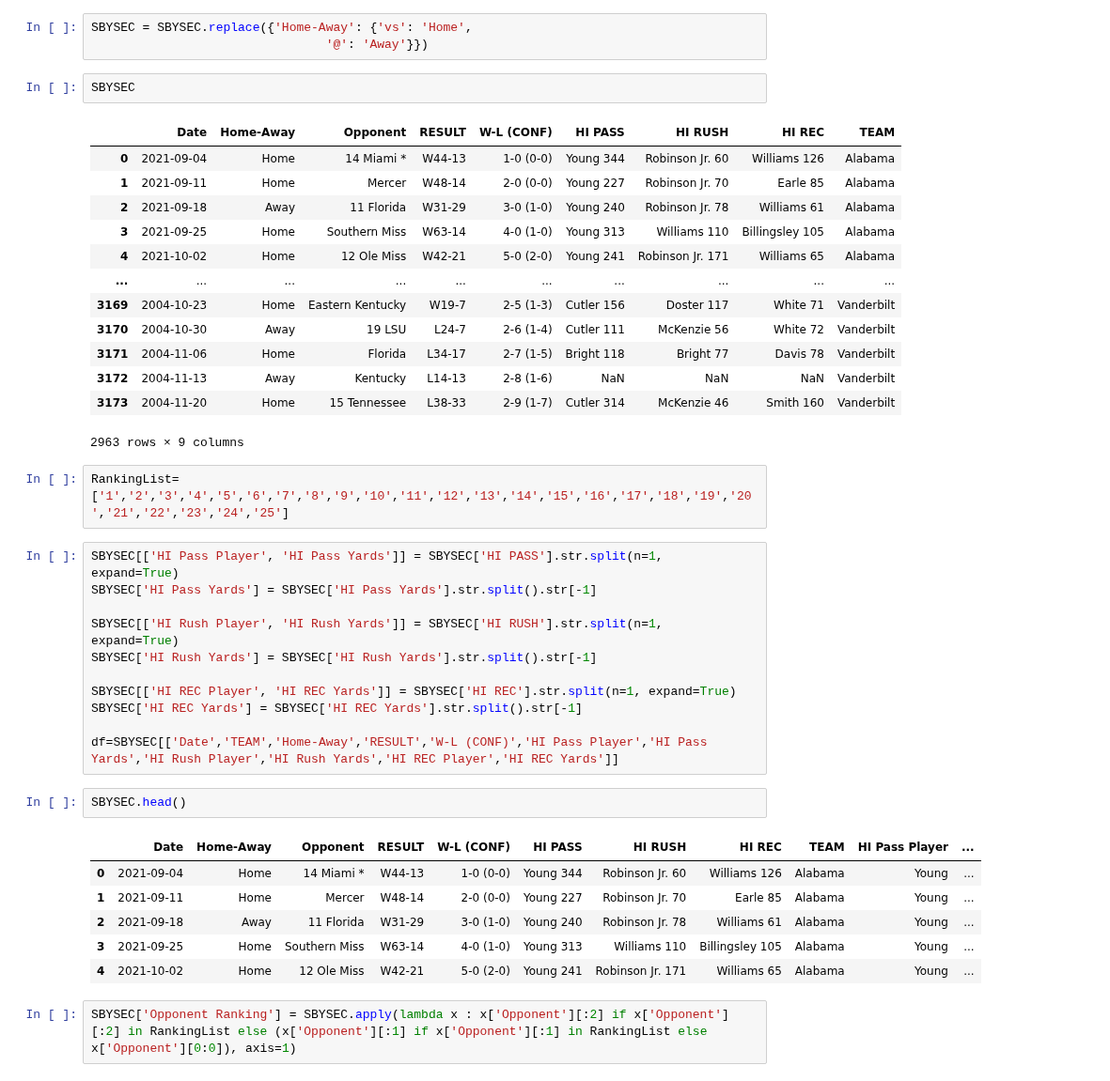
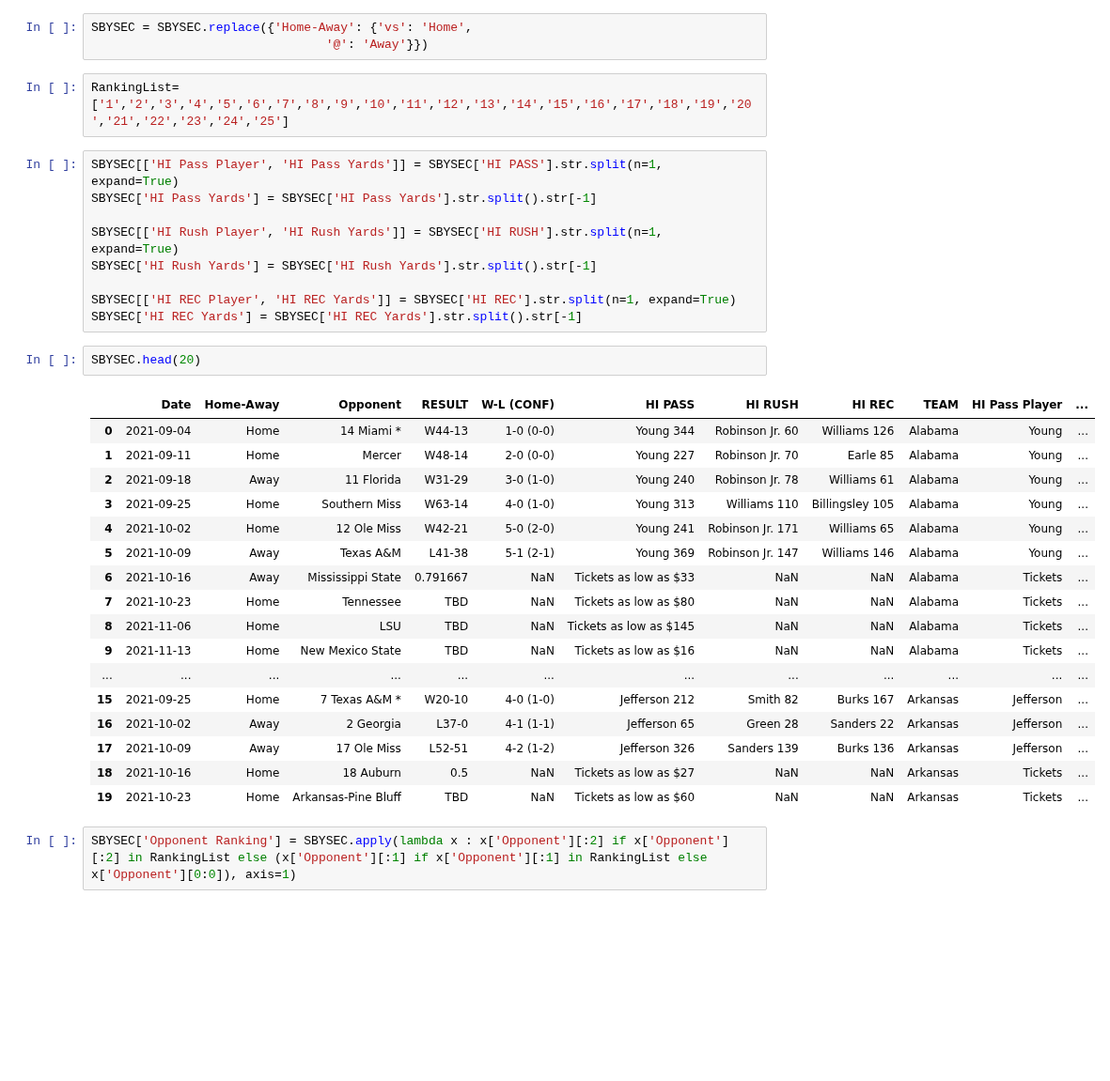
Before and after one commit to MarkClampitt/Springboard, a Jupyter notebook: Capstone2/DataWrangling.ipynb, the cells around one changed output. Shown at 94% size. Drawn from its saved outputs; the diff is of its cells as text; blank space fills up the shorter version.

```diff
--- a/Capstone2/DataWrangling.ipynb
+++ b/Capstone2/DataWrangling.ipynb
@@ -355,22 +320,6 @@ SBYSEC
 # %%
 SBYSEC = SBYSEC.replace({'Home-Away': {'vs': 'Home',
                                 '@': 'Away'}})
-# %%
-SBYSEC
-# %% [output]
-|  | Date | Home-Away | Opponent | RESULT | W-L (CONF) | HI PASS | HI RUSH | HI REC | TEAM |
-| 0 | 2021-09-04 | Home | 14 Miami * | W44-13 | 1-0 (0-0) | Young 344 | Robinson Jr. 60 | Williams 126 | Alabama |
-| 1 | 2021-09-11 | Home | Mercer | W48-14 | 2-0 (0-0) | Young 227 | Robinson Jr. 70 | Earle 85 | Alabama |
-| 2 | 2021-09-18 | Away | 11 Florida | W31-29 | 3-0 (1-0) | Young 240 | Robinson Jr. 78 | Williams 61 | Alabama |
-| 3 | 2021-09-25 | Home | Southern Miss | W63-14 | 4-0 (1-0) | Young 313 | Williams 110 | Billingsley 105 | Alabama |
-| 4 | 2021-10-02 | Home | 12 Ole Miss | W42-21 | 5-0 (2-0) | Young 241 | Robinson Jr. 171 | Williams 65 | Alabama |
-| ... | ... | ... | ... | ... | ... | ... | ... | ... | ... |
-| 3169 | 2004-10-23 | Home | Eastern Kentucky | W19-7 | 2-5 (1-3) | Cutler 156 | Doster 117 | White 71 | Vanderbilt |
-| 3170 | 2004-10-30 | Away | 19 LSU | L24-7 | 2-6 (1-4) | Cutler 111 | McKenzie 56 | White 72 | Vanderbilt |
-| 3171 | 2004-11-06 | Home | Florida | L34-17 | 2-7 (1-5) | Bright 118 | Bright 77 | Davis 78 | Vanderbilt |
-| 3172 | 2004-11-13 | Away | Kentucky | L14-13 | 2-8 (1-6) | NaN | NaN | NaN | Vanderbilt |
-| 3173 | 2004-11-20 | Home | 15 Tennessee | L38-33 | 2-9 (1-7) | Cutler 314 | McKenzie 46 | Smith 160 | Vanderbilt |
-2963 rows × 9 columns
 # %%
 RankingList=['1','2','3','4','5','6','7','8','9','10','11','12','13','14','15','16','17','18','19','20','21','22','23','24','25']
 # %%
@@ -382,16 +331,25 @@ SBYSEC['HI Rush Yards'] = SBYSEC['HI Rush Yards'].str.split().str[-1]
 
 SBYSEC[['HI REC Player', 'HI REC Yards']] = SBYSEC['HI REC'].str.split(n=1, expand=True)
 SBYSEC['HI REC Yards'] = SBYSEC['HI REC Yards'].str.split().str[-1]
-
-df=SBYSEC[['Date','TEAM','Home-Away','RESULT','W-L (CONF)','HI Pass Player','HI Pass Yards','HI Rush Player','HI Rush Yards','HI REC Player','HI REC Yards']]
-# %%
-SBYSEC.head()
-# %% [output]
-|  | Date | Home-Away | Opponent | RESULT | W-L (CONF) | HI PASS | HI RUSH | HI REC | TEAM | HI Pass Player | ... |
-| 0 | 2021-09-04 | Home | 14 Miami * | W44-13 | 1-0 (0-0) | Young 344 | Robinson Jr. 60 | Williams 126 | Alabama | Young | ... |
-| 1 | 2021-09-11 | Home | Mercer | W48-14 | 2-0 (0-0) | Young 227 | Robinson Jr. 70 | Earle 85 | Alabama | Young | ... |
-| 2 | 2021-09-18 | Away | 11 Florida | W31-29 | 3-0 (1-0) | Young 240 | Robinson Jr. 78 | Williams 61 | Alabama | Young | ... |
-| 3 | 2021-09-25 | Home | Southern Miss | W63-14 | 4-0 (1-0) | Young 313 | Williams 110 | Billingsley 105 | Alabama | Young | ... |
-| 4 | 2021-10-02 | Home | 12 Ole Miss | W42-21 | 5-0 (2-0) | Young 241 | Robinson Jr. 171 | Williams 65 | Alabama | Young | ... |
+# %%
+SBYSEC.head(20)
+# %% [output]
+|  | Date | Home-Away | Opponent | RESULT | W-L (CONF) | HI PASS | HI RUSH | HI REC | TEAM | HI Pass Player | ... |
+| 0 | 2021-09-04 | Home | 14 Miami * | W44-13 | 1-0 (0-0) | Young 344 | Robinson Jr. 60 | Williams 126 | Alabama | Young | ... |
+| 1 | 2021-09-11 | Home | Mercer | W48-14 | 2-0 (0-0) | Young 227 | Robinson Jr. 70 | Earle 85 | Alabama | Young | ... |
+| 2 | 2021-09-18 | Away | 11 Florida | W31-29 | 3-0 (1-0) | Young 240 | Robinson Jr. 78 | Williams 61 | Alabama | Young | ... |
+| 3 | 2021-09-25 | Home | Southern Miss | W63-14 | 4-0 (1-0) | Young 313 | Williams 110 | Billingsley 105 | Alabama | Young | ... |
+| 4 | 2021-10-02 | Home | 12 Ole Miss | W42-21 | 5-0 (2-0) | Young 241 | Robinson Jr. 171 | Williams 65 | Alabama | Young | ... |
+| 5 | 2021-10-09 | Away | Texas A&M | L41-38 | 5-1 (2-1) | Young 369 | Robinson Jr. 147 | Williams 146 | Alabama | Young | ... |
+| 6 | 2021-10-16 | Away | Mississippi State | 0.791667 | NaN | Tickets as low as $33 | NaN | NaN | Alabama | Tickets | ... |
+| 7 | 2021-10-23 | Home | Tennessee | TBD | NaN | Tickets as low as $80 | NaN | NaN | Alabama | Tickets | ... |
+| 8 | 2021-11-06 | Home | LSU | TBD | NaN | Tickets as low as $145 | NaN | NaN | Alabama | Tickets | ... |
+| 9 | 2021-11-13 | Home | New Mexico State | TBD | NaN | Tickets as low as $16 | NaN | NaN | Alabama | Tickets | ... |
+| ... | ... | ... | ... | ... | ... | ... | ... | ... | ... | ... | ... |
+| 15 | 2021-09-25 | Home | 7 Texas A&M * | W20-10 | 4-0 (1-0) | Jefferson 212 | Smith 82 | Burks 167 | Arkansas | Jefferson | ... |
+| 16 | 2021-10-02 | Away | 2 Georgia | L37-0 | 4-1 (1-1) | Jefferson 65 | Green 28 | Sanders 22 | Arkansas | Jefferson | ... |
+| 17 | 2021-10-09 | Away | 17 Ole Miss | L52-51 | 4-2 (1-2) | Jefferson 326 | Sanders 139 | Burks 136 | Arkansas | Jefferson | ... |
+| 18 | 2021-10-16 | Home | 18 Auburn | 0.5 | NaN | Tickets as low as $27 | NaN | NaN | Arkansas | Tickets | ... |
+| 19 | 2021-10-23 | Home | Arkansas-Pine Bluff | TBD | NaN | Tickets as low as $60 | NaN | NaN | Arkansas | Tickets | ... |
 # %%
 SBYSEC['Opponent Ranking'] = SBYSEC.apply(lambda x : x['Opponent'][:2] if x['Opponent'][:2] in RankingList else (x['Opponent'][:1] if x['Opponent'][:1] in RankingList else x['Opponent'][0:0]), axis=1)
```
Also changed, not shown: parts of 22 cells of this notebook.
